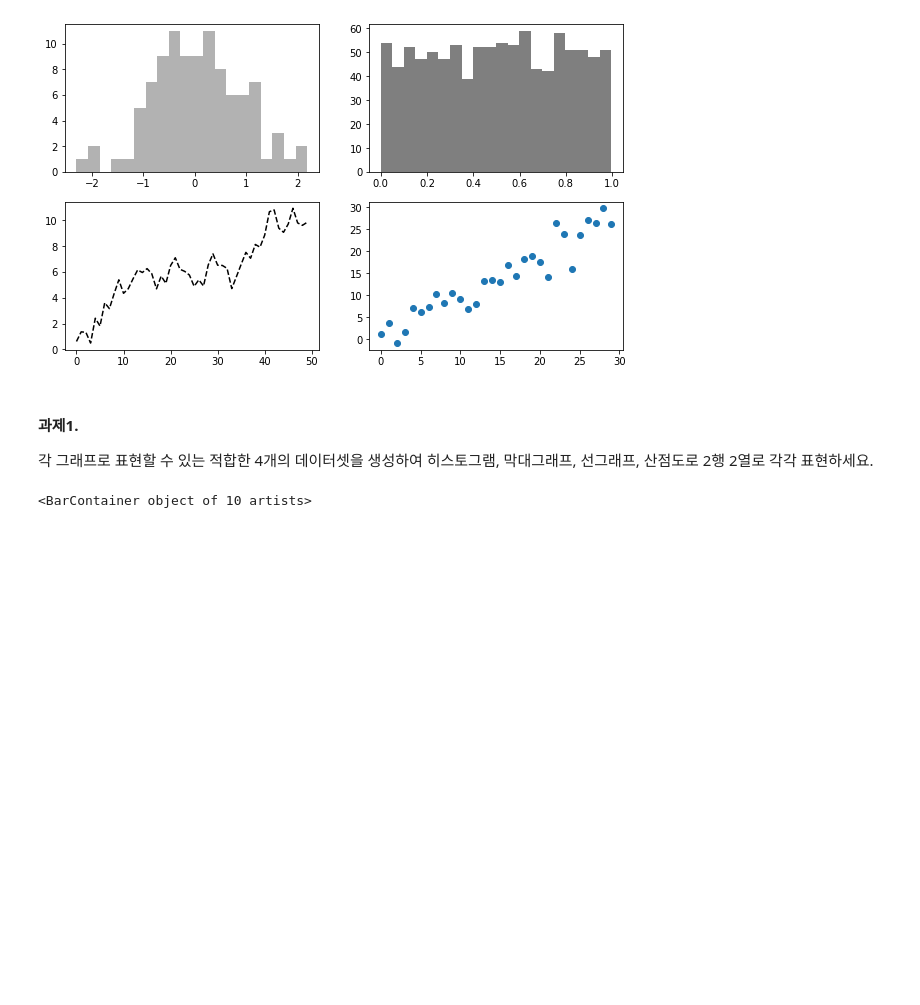
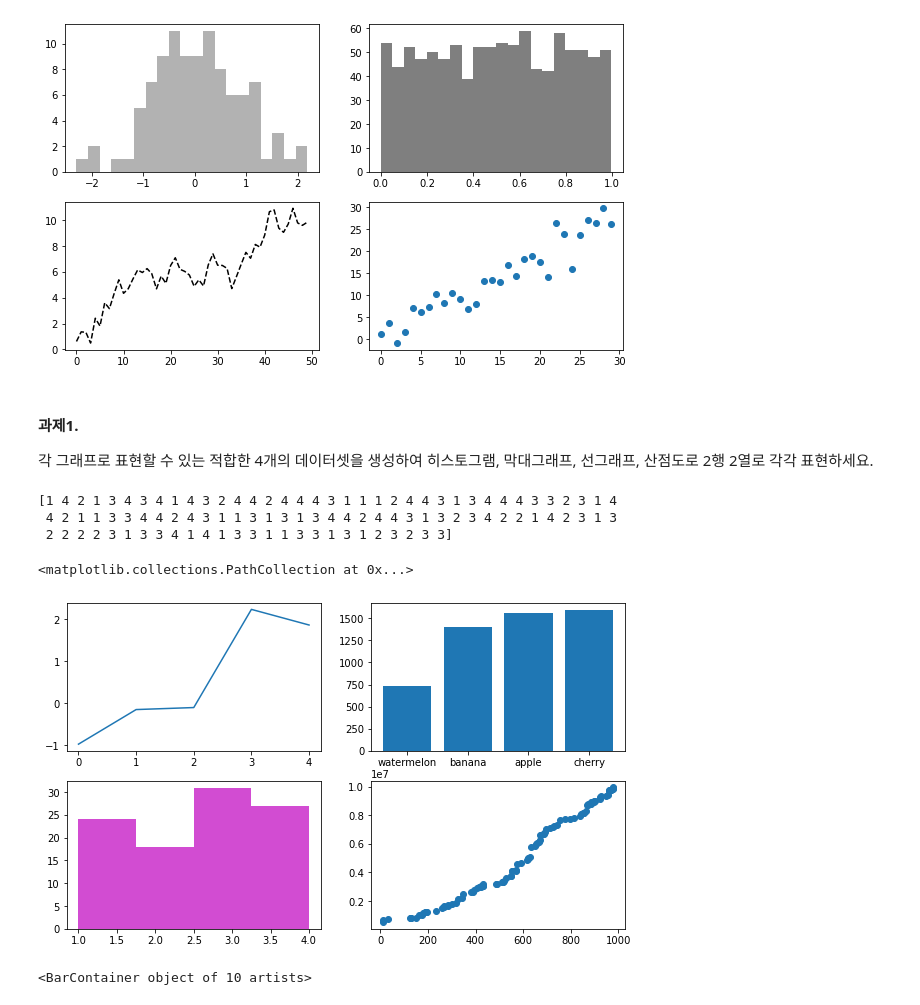
Before and after one commit to bnv20/kdt9, a Jupyter notebook: m2_분석라이브러리/visualization/시각화1_guide.ipynb, the cells around one changed output. Cells and saved outputs as stored; diff of their text form; code cells hidden in the pictures; blank space fills up the shorter version.

```diff
--- a/m2_분석라이브러리/visualization/시각화1_guide.ipynb
+++ b/m2_분석라이브러리/visualization/시각화1_guide.ipynb
@@ -564,6 +565,57 @@ ax4.scatter(np.arange(30), np.arange(30)+3*np.random.randn(30))
 # %% [markdown]
 #### 과제1.
 각 그래프로 표현할 수 있는 적합한 4개의 데이터셋을 생성하여 히스토그램, 막대그래프, 선그래프, 산점도로 2행 2열로 각각 표현하세요.
+# %%
+import pandas as pd
+import numpy as np
+import matplotlib.pyplot as plt
+
+np.random.seed(0)
+x1 = np.random.randn(10)
+x1.sort()
+x1[x1>0] = x1[x1>0][::-1]
+x1 = x1[:5]
+#print(plt.plot(x1)) #3분기에 매출이 감소
+
+x2 = ["watermelon","banana","apple","cherry"]
+np.random.seed(1)
+y2 = np.random.randint(500,2000,4)
+y2.sort()
+#plt.bar(x2,y2) #3 -> 4분기 시점에 수박의 매출 감소
+
+np.random.seed(2)
+# x3 = [1]*np.random.randint(30,40)+[2]*np.random.randint(50,60)+[3]*np.random.randint(10,20)+[4]*np.random.randint(5,10)
+#plt.hist(x3)
+x3 = np.random.randint(1,5,100)
+print(x3)
+np.random.seed(3)
+x4 = np.random.randint(10,1000,100)
+y4 = np.random.randint(500000,10000000,100)
+x4.sort()
+y4.sort()
+#plt.scatter(x4,y4)
+
+fig = plt.figure(figsize=(10,6))
+ex1 = fig.add_subplot(2,2,1)
+ex2 = fig.add_subplot(2,2,2)
+ex3 = fig.add_subplot(2,2,3)
+ex4 = fig.add_subplot(2,2,4)
+
+# fig = plt.subplots(2,2)[1]
+# ex1 = fig[0,0]
+# ex2 = fig[0,1]
+# ex3 = fig[1,0]
+# ex4 = fig[1,1]
+ex1.plot(x1)
+ex2.bar(x2,y2)
+ex3.hist(x3,bins=4,color = 'm', alpha = 0.7)
+ex4.scatter(x4,y4)
+# %% [output]
+[1 4 2 1 3 4 3 4 1 4 3 2 4 4 2 4 4 4 3 1 1 1 2 4 4 3 1 3 4 4 4 3 3 2 3 1 4
+ 4 2 1 1 3 3 4 4 2 4 3 1 1 3 1 3 1 3 4 4 2 4 4 3 1 3 2 3 4 2 2 1 4 2 3 1 3
+ 2 2 2 2 3 1 3 3 4 1 4 1 3 3 1 1 3 3 1 3 1 2 3 2 3 3]
+<matplotlib.collections.PathCollection at 0x...>
+[figure, added]
 # %%
 fig = plt.figure(figsize = (10,6))
 ax1 = fig.add_subplot(2,2,1)
```
Also changed, not shown: parts of 29 cells of this notebook.
